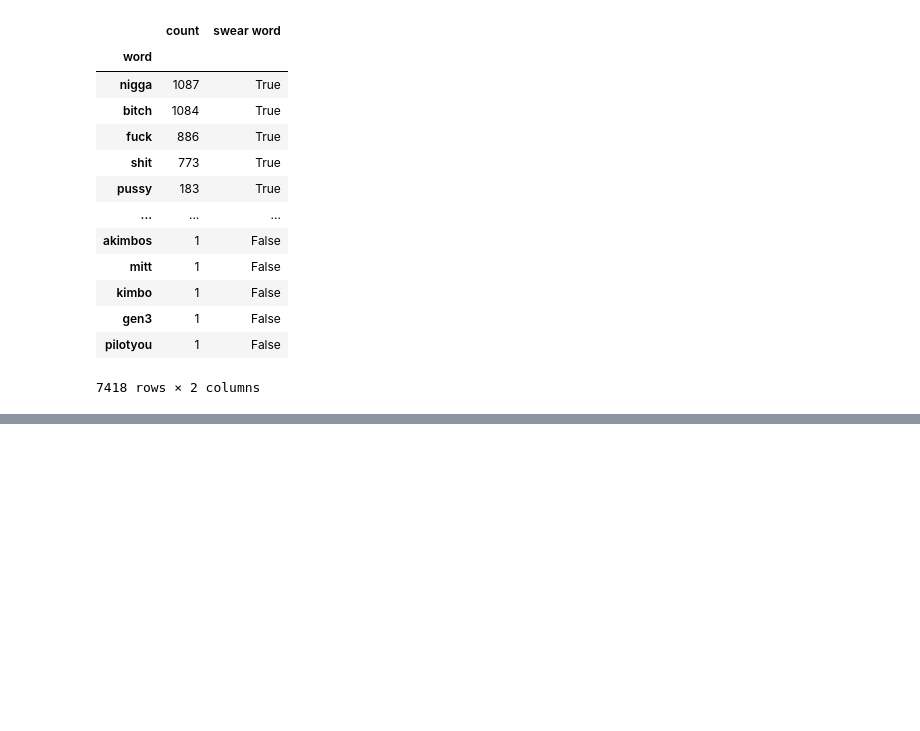
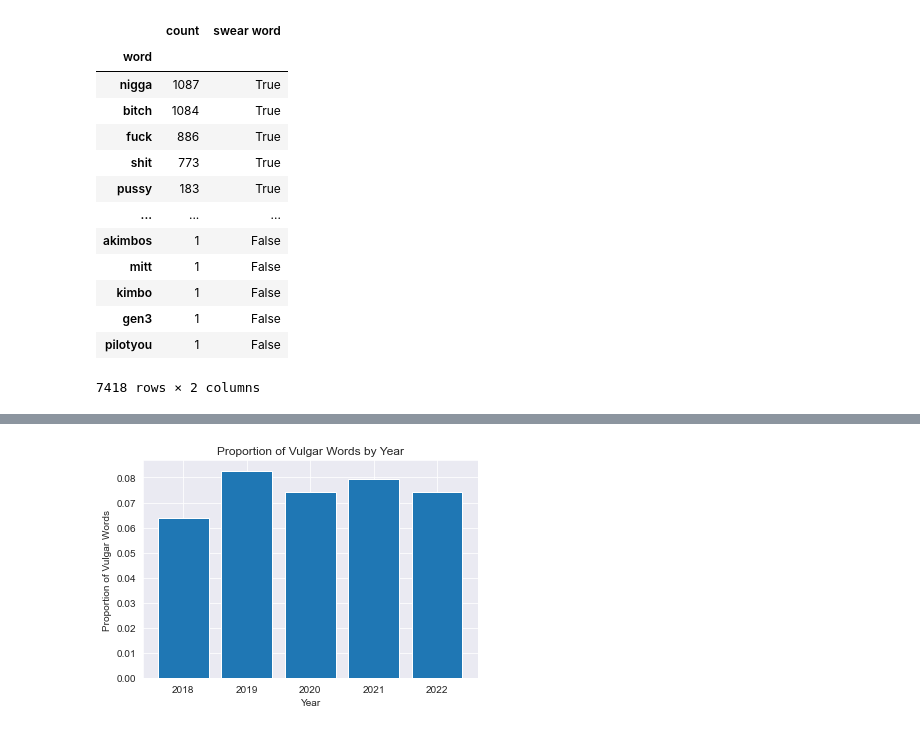
Before and after one commit to frehburg/RapLyricsAnalys, a Jupyter notebook: swearwords.ipynb, the cells around one changed output, grey strips where cells are left out. Drawn from its saved outputs; the diff is of its cells as text; code cells hidden in the pictures; blank space fills up the shorter version.

```diff
--- a/swearwords.ipynb
+++ b/swearwords.ipynb
@@ -155,12 +173,0 @@ swear_by_year_artist
-# %%
-# a table of words FOR EACH year
-words_year_dfs = {}
-for year in songs_data["year"].unique():
-    words_year_dfs[year] = []
-
-# combine all lyrics of a year
-year_lyrics_df = songs_data.groupby("year")["Lyrics"].apply(' '.join).reset_index()
-for year in words_year_dfs.keys():
-    lyrics_of_that_year = year_lyrics_df.loc[year_lyrics_df["year"]==year, "Lyrics"].values[0]
-    words=preprocess_lyrics(lyrics_of_that_year)
-    words_year_dfs[year] = word_list_to_df(words)
@@ -262,12 +173,0 @@ position of song with respect to swearword % -> is the correlation?
-# %%
-# chatgpt
-df = pd.read_csv('data/top50_2018_2022.csv')
-df['Lyrics'] = df['Lyrics'].str.lower()
-df['Primary Artists'] = df['Primary Artists'].str.split(',')
-grouped_df = df.explode('Primary Artists').groupby(['year', 'Primary Artists']).agg({'Lyrics': lambda x: ' '.join(x)})
-pivot_df = pd.pivot_table(grouped_df, index='Primary Artists', columns='year', values='Lyrics', aggfunc=lambda x: ' '.join(x)).fillna('')
-swearwords = ['fuck', 'shit', 'bitch', 'ass', 'damn']
-cmap = sns.color_palette('Reds', as_cmap=True)
-sns.heatmap(pivot_df.apply(lambda x: x.str.count('|'.join(swearwords))), cmap=cmap, annot=True, fmt='d')
-plt.title('Word Counts by Year and Artist')
-plt.show()
@@ -278,0 +194,19 @@ all_words_df.to_csv('data/rap-words-freq.csv')
+# %%
+swear_proportions_by_year = {}
+
+for year, df in words_df_year_dict.items():
+    total_word_count = df["count"].sum()
+    swear_count = df[df["swear word"]]["count"].sum()
+    swear_proportion = swear_count / total_word_count
+    swear_proportions_by_year[year] = swear_proportion
+
+years = [year[0] for year in words_df_year_dict.keys()]
+proportions = list(swear_proportions_by_year.values())
+
+plt.bar(years, proportions)
+plt.xlabel("Year")
+plt.ylabel("Proportion of Vulgar Words")
+plt.title("Proportion of Vulgar Words by Year")
+plt.show()
+# %% [output]
+[figure, added]
```
Also changed, not shown: parts of 28 cells of this notebook.
